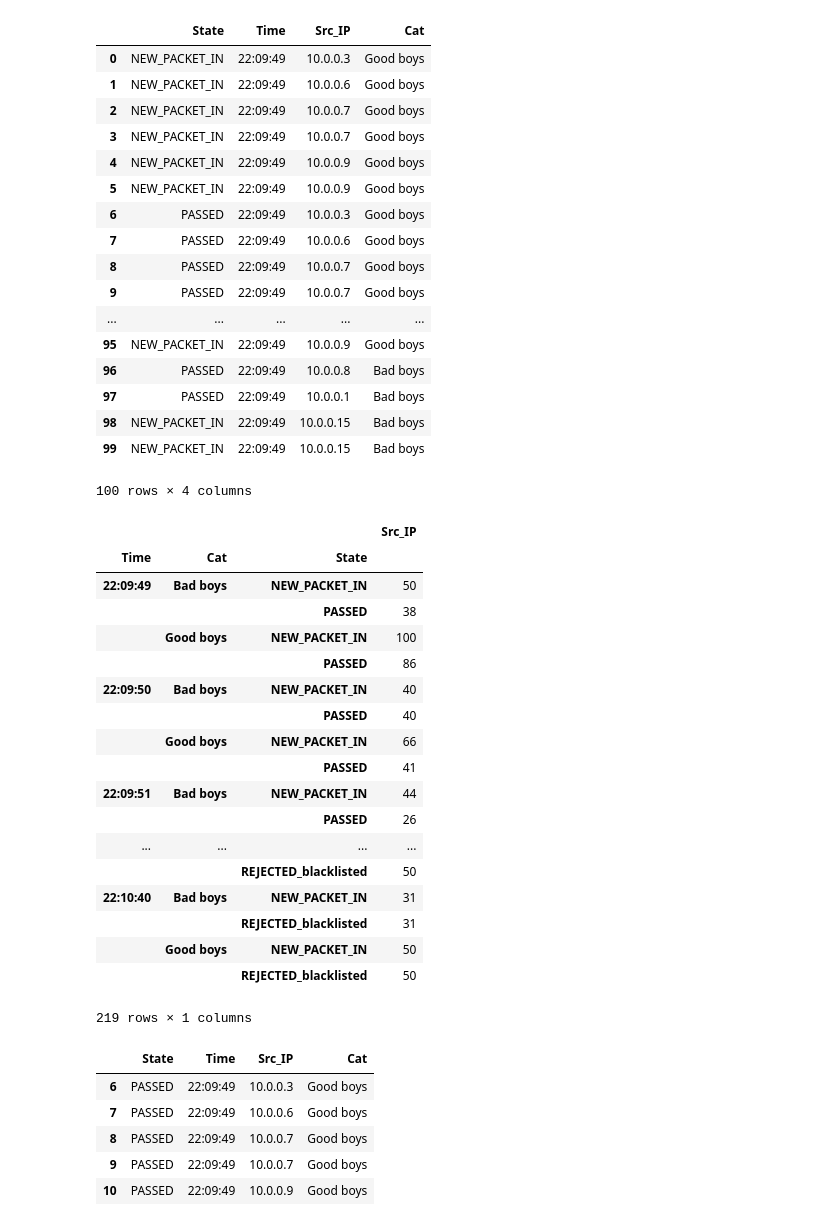
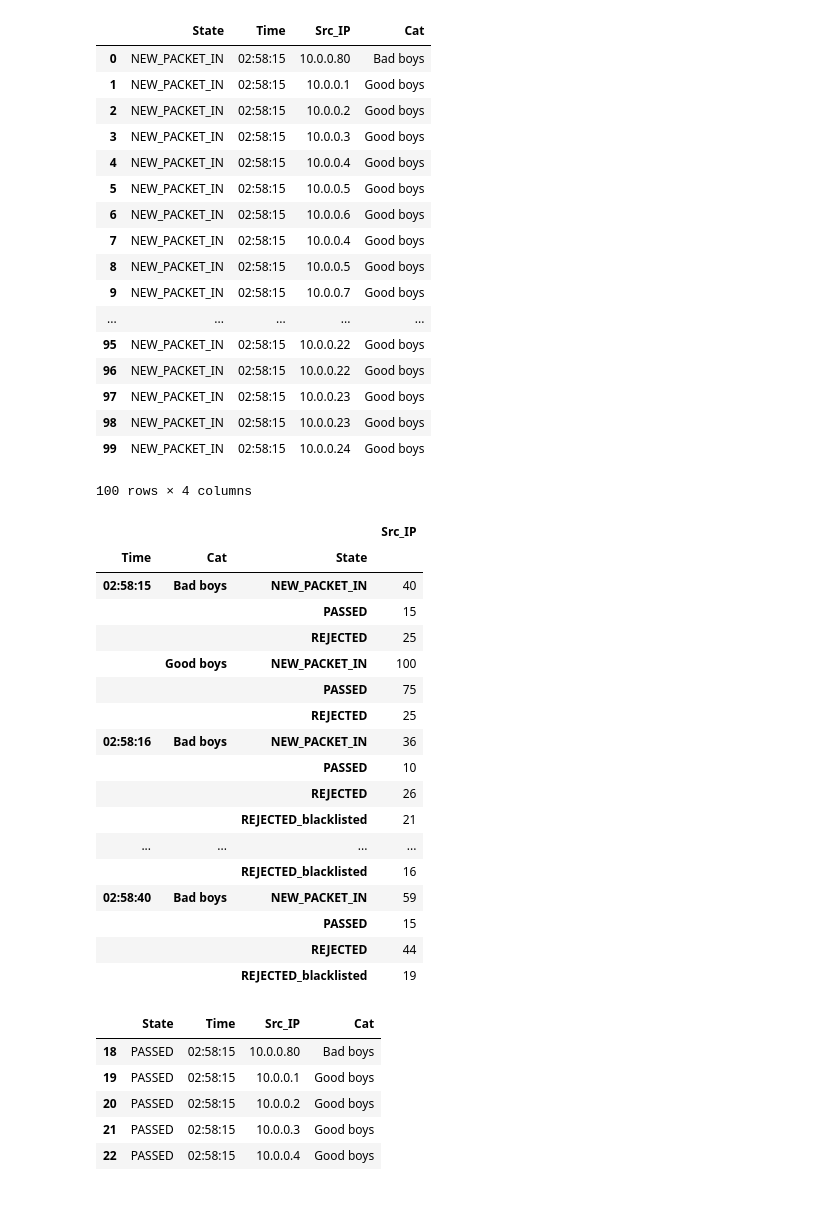
Before and after one commit to BarboraCelesova/DP-SecuritySDN, a Jupyter notebook: makeStatisticsJupyter.ipynb, the cells around one changed output. Drawn from its saved outputs; the diff is of its cells as text; code cells hidden in the pictures.

```diff
--- a/makeStatisticsJupyter.ipynb
+++ b/makeStatisticsJupyter.ipynb
@@ -73,59 +74,58 @@ data.groupby(['Time']).count().head(100)
 # %%
 data['Cat'] = 'Good boys'
-data.loc[data['Src_IP'].isin(['10.0.0.1', '10.0.0.5', '10.0.0.8', '10.0.0.11', '10.0.0.15']), 'Cat'] = 'Bad boys'
+data.loc[data['Src_IP'].isin(['10.0.0.80', '10.0.0.81', '10.0.0.82', '10.0.0.83', '10.0.0.84', '10.0.0.85', '10.0.0.86', '10.0.0.87', '10.0.0.88', '10.0.0.89', '10.0.0.90', '10.0.0.91', '10.0.0.92', '10.0.0.93', '10.0.0.94', '10.0.0.95', '10.0.0.96', '10.0.0.97', '10.0.0.98', '10.0.0.99']), 'Cat'] = 'Bad boys'
 data.head(100)
 # %% [output]
 |  | State | Time | Src_IP | Cat |
-| 0 | NEW_PACKET_IN | 22:09:49 | 10.0.0.3 | Good boys |
-| 1 | NEW_PACKET_IN | 22:09:49 | 10.0.0.6 | Good boys |
-| 2 | NEW_PACKET_IN | 22:09:49 | 10.0.0.7 | Good boys |
-| 3 | NEW_PACKET_IN | 22:09:49 | 10.0.0.7 | Good boys |
-| 4 | NEW_PACKET_IN | 22:09:49 | 10.0.0.9 | Good boys |
-| 5 | NEW_PACKET_IN | 22:09:49 | 10.0.0.9 | Good boys |
-| 6 | PASSED | 22:09:49 | 10.0.0.3 | Good boys |
-| 7 | PASSED | 22:09:49 | 10.0.0.6 | Good boys |
-| 8 | PASSED | 22:09:49 | 10.0.0.7 | Good boys |
-| 9 | PASSED | 22:09:49 | 10.0.0.7 | Good boys |
+| 0 | NEW_PACKET_IN | 02:58:15 | 10.0.0.80 | Bad boys |
+| 1 | NEW_PACKET_IN | 02:58:15 | 10.0.0.1 | Good boys |
+| 2 | NEW_PACKET_IN | 02:58:15 | 10.0.0.2 | Good boys |
+| 3 | NEW_PACKET_IN | 02:58:15 | 10.0.0.3 | Good boys |
+| 4 | NEW_PACKET_IN | 02:58:15 | 10.0.0.4 | Good boys |
+| 5 | NEW_PACKET_IN | 02:58:15 | 10.0.0.5 | Good boys |
+| 6 | NEW_PACKET_IN | 02:58:15 | 10.0.0.6 | Good boys |
+| 7 | NEW_PACKET_IN | 02:58:15 | 10.0.0.4 | Good boys |
+| 8 | NEW_PACKET_IN | 02:58:15 | 10.0.0.5 | Good boys |
+| 9 | NEW_PACKET_IN | 02:58:15 | 10.0.0.7 | Good boys |
 | ... | ... | ... | ... | ... |
-| 95 | NEW_PACKET_IN | 22:09:49 | 10.0.0.9 | Good boys |
-| 96 | PASSED | 22:09:49 | 10.0.0.8 | Bad boys |
-| 97 | PASSED | 22:09:49 | 10.0.0.1 | Bad boys |
-| 98 | NEW_PACKET_IN | 22:09:49 | 10.0.0.15 | Bad boys |
-| 99 | NEW_PACKET_IN | 22:09:49 | 10.0.0.15 | Bad boys |
+| 95 | NEW_PACKET_IN | 02:58:15 | 10.0.0.22 | Good boys |
+| 96 | NEW_PACKET_IN | 02:58:15 | 10.0.0.22 | Good boys |
+| 97 | NEW_PACKET_IN | 02:58:15 | 10.0.0.23 | Good boys |
+| 98 | NEW_PACKET_IN | 02:58:15 | 10.0.0.23 | Good boys |
+| 99 | NEW_PACKET_IN | 02:58:15 | 10.0.0.24 | Good boys |
 100 rows × 4 columns
 # %%
 data.groupby(['Time', 'Cat', 'State']).count()
 # %% [output]
 |  |  |  | Src_IP |
 | Time | Cat | State |  |
-| 22:09:49 | Bad boys | NEW_PACKET_IN | 50 |
-|  |  | PASSED | 38 |
+| 02:58:15 | Bad boys | NEW_PACKET_IN | 40 |
+|  |  | PASSED | 15 |
+|  |  | REJECTED | 25 |
 |  | Good boys | NEW_PACKET_IN | 100 |
-|  |  | PASSED | 86 |
-| 22:09:50 | Bad boys | NEW_PACKET_IN | 40 |
-|  |  | PASSED | 40 |
-|  | Good boys | NEW_PACKET_IN | 66 |
-|  |  | PASSED | 41 |
-| 22:09:51 | Bad boys | NEW_PACKET_IN | 44 |
-|  |  | PASSED | 26 |
+|  |  | PASSED | 75 |
+|  |  | REJECTED | 25 |
+| 02:58:16 | Bad boys | NEW_PACKET_IN | 36 |
+|  |  | PASSED | 10 |
+|  |  | REJECTED | 26 |
+|  |  | REJECTED_blacklisted | 21 |
 | ... | ... | ... | ... |
-|  |  | REJECTED_blacklisted | 50 |
-| 22:10:40 | Bad boys | NEW_PACKET_IN | 31 |
-|  |  | REJECTED_blacklisted | 31 |
-|  | Good boys | NEW_PACKET_IN | 50 |
-|  |  | REJECTED_blacklisted | 50 |
+|  |  | REJECTED_blacklisted | 16 |
+| 02:58:40 | Bad boys | NEW_PACKET_IN | 59 |
+|  |  | PASSED | 15 |
+|  |  | REJECTED | 44 |
+|  |  | REJECTED_blacklisted | 19 |
-219 rows × 1 columns
 # %%
 # sel_data = data.loc[(data['State'] == 'PASSED') | (data['State'] == 'REJECTED')]
 sel_data = data.loc[(data['State'].isin(['PASSED', 'REJECTED', 'REJECTED_blacklisted', 'REJECTED_POP']))]
 sel_data.head()
 # %% [output]
 |  | State | Time | Src_IP | Cat |
-| 6 | PASSED | 22:09:49 | 10.0.0.3 | Good boys |
-| 7 | PASSED | 22:09:49 | 10.0.0.6 | Good boys |
-| 8 | PASSED | 22:09:49 | 10.0.0.7 | Good boys |
-| 9 | PASSED | 22:09:49 | 10.0.0.7 | Good boys |
-| 10 | PASSED | 22:09:49 | 10.0.0.9 | Good boys |
+| 18 | PASSED | 02:58:15 | 10.0.0.80 | Bad boys |
+| 19 | PASSED | 02:58:15 | 10.0.0.1 | Good boys |
+| 20 | PASSED | 02:58:15 | 10.0.0.2 | Good boys |
+| 21 | PASSED | 02:58:15 | 10.0.0.3 | Good boys |
+| 22 | PASSED | 02:58:15 | 10.0.0.4 | Good boys |
 # %%
 sel_data.groupby(['State','Cat']).count()
 # %% [output]
```
Also changed, not shown: parts of 5 cells of this notebook, 3 other files.
